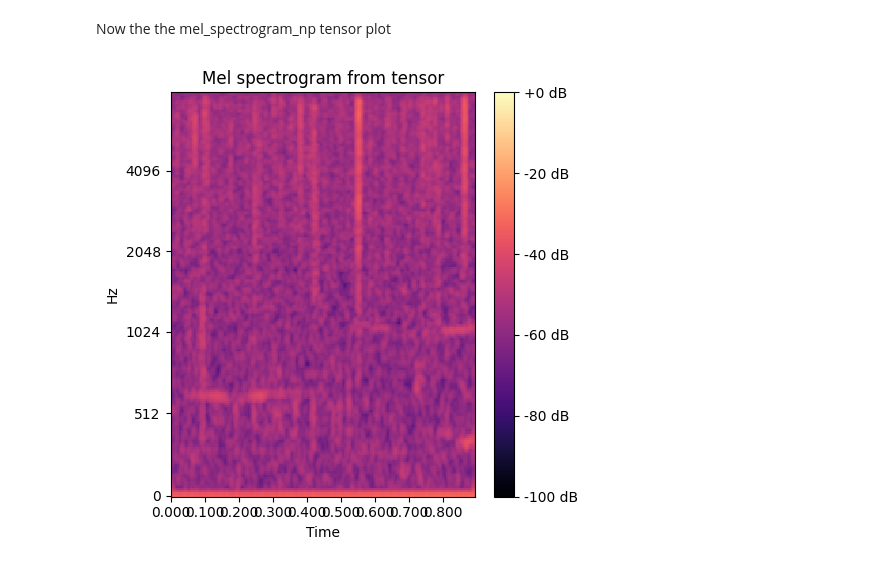
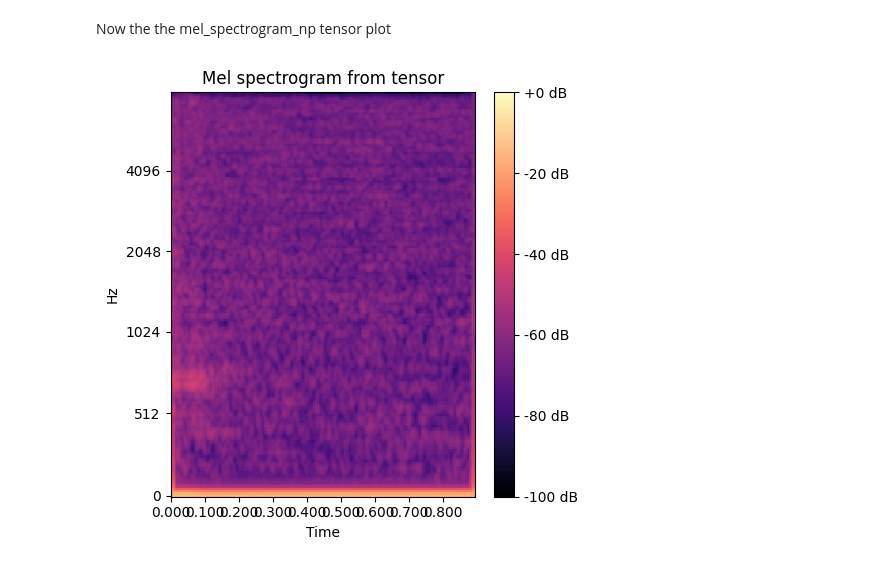
Before and after one commit to CV4EcologySchool/reef-audio-representation-learning, a Jupyter notebook: code/simclr-pytorch-reefs/models/my_custom_dataset_ben3.ipynb, the cells around one changed output. Saved outputs shown, nothing was run; the diff lists cells and outputs as text; code cells hidden in the pictures.

```diff
--- a/code/simclr-pytorch-reefs/models/my_custom_dataset_ben3.ipynb
+++ b/code/simclr-pytorch-reefs/models/my_custom_dataset_ben3.ipynb
@@ -154,22 +158,22 @@ librosa.display.specshow(mel_spec_db, sr=sample_rate,
 Now the the mel_spectrogram_np tensor plot
 # %%
 # Get the Mel spectrogram tensor for a dataset item (e.g., the first item)
-mel_spectrogram_tensor = audio_dataset[10000]
+mel_spectrogram_tensor = audio_dataset[12000]
 
 # Convert the tensor back to numpy for visualization and apply dB scaling
 mel_spectrogram_np = mel_spectrogram_tensor.numpy()[0]  # Selecting one channel for visualization
 mel_spectrogram_db = librosa.power_to_db(mel_spectrogram_np, ref=1.0)
 
 # Plot the Mel spectrogram using the settings you provided
 plt.figure(figsize=(5, 5))
 librosa.display.specshow(mel_spectrogram_db, sr=sample_rate,
                          n_fft=2048, hop_length=64, win_length=1024,
                          y_axis='mel', x_axis='time',
                          vmin=-100, vmax=0,
                          cmap='magma')
 plt.colorbar(format='%+2.0f dB')
 plt.title('Mel spectrogram from tensor')
 plt.tight_layout()
 plt.show()
 # %% [output]
-[figure, old version]
+[figure, new version]
```
Also changed, not shown: parts of 1 cell of this notebook, 6 other files.
